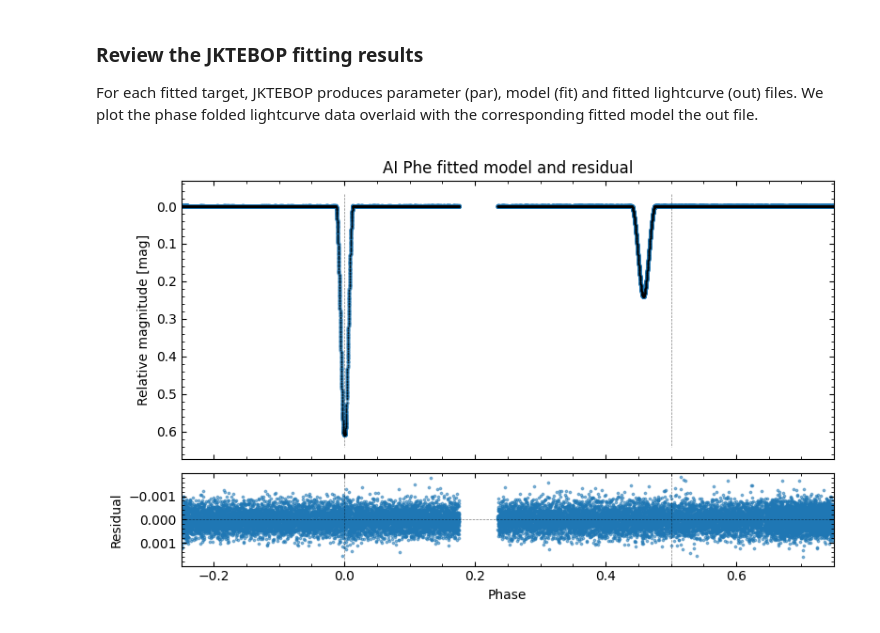
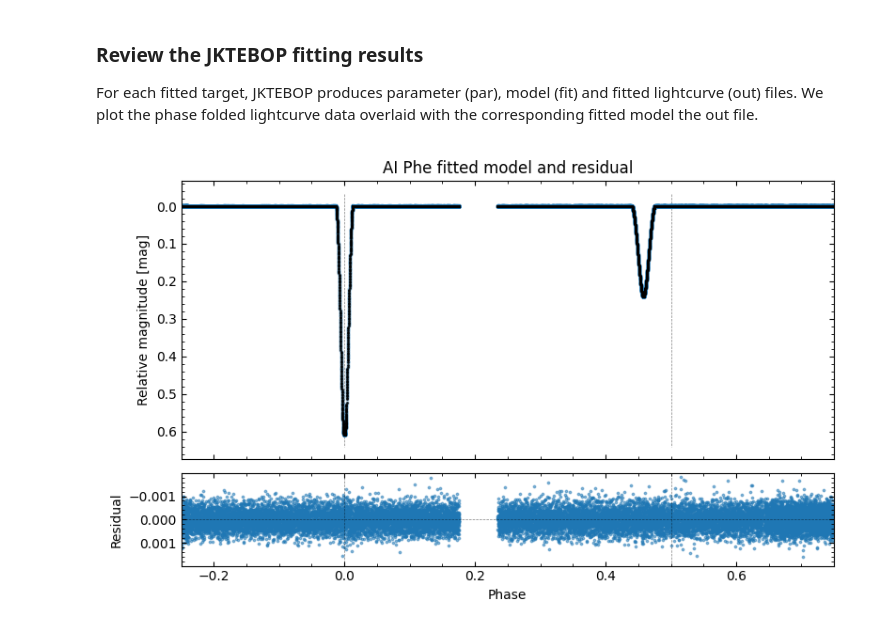
Before and after one commit to SteveOv/ebop_maven, a Jupyter notebook: model_interactive_tester.ipynb, the cells around one changed output. Saved outputs shown, nothing was run; the diff lists cells and outputs as text; code cells hidden in the pictures.

```diff
--- a/model_interactive_tester.ipynb
+++ b/model_interactive_tester.ipynb
@@ -258,33 +255,31 @@ overlaid with the corresponding fitted model the out file.
 # %%
 # Read the fit data from the out file, and roll the phases to match that used in estimations
 with open(jktebop.get_jktebop_dir() /f"{file_stem}.out", mode="r", encoding="utf8") as ff:
     fit_data =  np.loadtxt(ff, usecols=[3, 4, 5], comments="#", dtype=np.double, unpack=True)
     fit_data[0][fit_data[0] > np.max(fold_lc.time).value] -= 1.
 
 # A grid of two stacked Axes. Upper for the folded lc & model and lower for the residuals
 fig = plt.figure(figsize=(8, 5), tight_layout=True)
 gs = GridSpec(figure=fig, ncols=1, nrows=2, height_ratios=(3, 1))
 ax_fld = fig.add_subplot(gs[0, 0])
-fold_lc.scatter(ax=ax_fld, column="delta_mag", s=20, alpha=.5, label=None)
-ax_fld.scatter(fit_data[0], fit_data[1], c="k", alpha=.5, marker=".", s=3, lw=.5, label=None)
-(ymin, ymax) = ax_fld.get_ylim()
-ax_fld.vlines([0.0, 0.5], ymin, ymax, linestyles="--", color="k", lw=.5, alpha=.5)
-ylabel = "Relative magnitude [mag]"
-plots.format_axes(ax_fld, xlabel="",ylabel=ylabel, xlim=(min(phases),max(phases)), inverty=True,
-                    title=f"{target_cfg.get('label', target)} fitted model and residual")
+
+plotting.plot_folded_lightcurve_on_axes(ax_fld, fold_lc, "delta_mag", show_phase_vlines=True,
+                                        overlay_data=fit_data, overlay_data_label=None,
+                                        xlabel="", ylabel="Relative magnitude [mag]", inverty=True,
+                                        title=f"{target_label} fitted model and residual")
 plt.setp(ax_fld.get_xticklabels(), visible=False) # Hides xtick labels on this part shared axes
 
 ax_res = fig.add_subplot(gs[1, 0], sharex=ax_fld)
 ax_res.scatter(x=fit_data[0], y=fit_data[2], s=3, alpha=.5)
 abs_max_ylim = max(np.abs(ax_res.get_ylim()))
-plots.format_axes(ax_res, title="", xlabel="Phase", ylabel="Residual",
-                    xlim=(min(phases), max(phases)), ylim=(abs_max_ylim, -abs_max_ylim))
+plotting.format_axes(ax_res, title="", xlabel="Phase", ylabel="Residual",
+                     xlim=(min(phases), max(phases)), ylim=(abs_max_ylim, -abs_max_ylim))
 (ymin, ymax) = ax_res.get_ylim()
 ax_res.vlines([0.0, 0.5], ymin, ymax, linestyles="--", color="k", lw=.5, alpha=.5)
 ax_res.hlines([0.0], min(phases), max(phases), linestyles="--", color="k", lw=.5, alpha=.5)
 plt.show()
 # %% [output]
-[figure, old version]
+[figure, new version]
 # %%
 fit_prms = ["rA_plus_rB", "k", "J", "ecosw", "esinw", "inc", "L3", "bP", "ecc", "omega", "rA", "rB"]
 jktebop_preds = []
```
Also changed, not shown: parts of 6 cells of this notebook, 2 other files.
